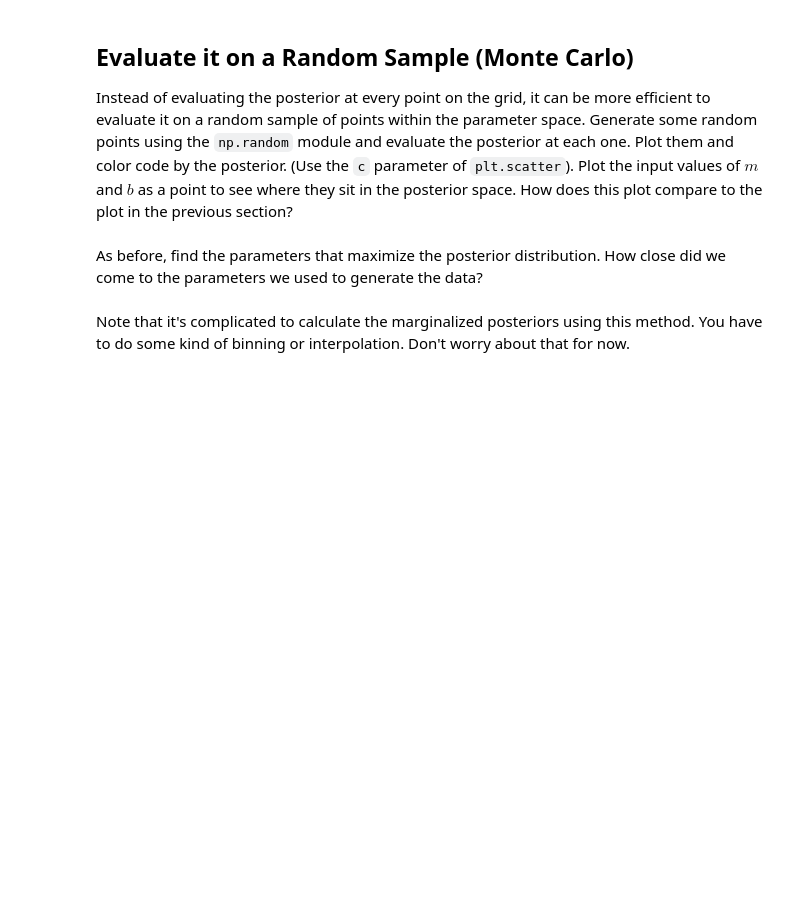
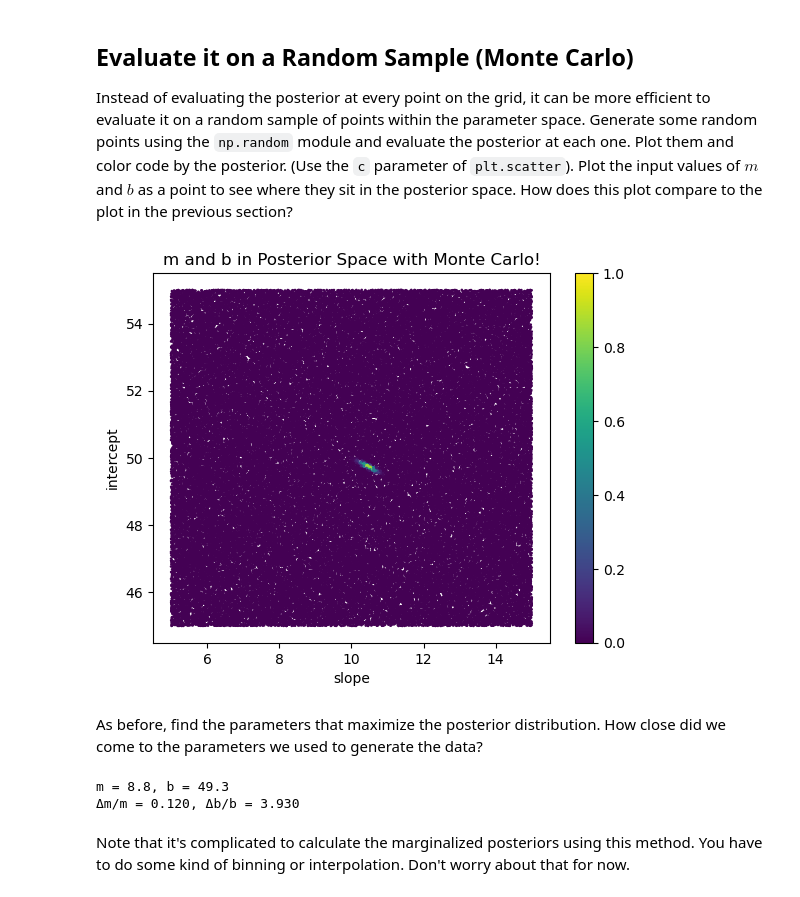
Before and after one commit to ASTR154/bayesian-statistics, a Jupyter notebook: monte_carlo_line_fitting.ipynb, the cells around one changed output. Drawn from its saved outputs; the diff is of its cells as text; code cells hidden in the pictures; blank space fills up the shorter version.

```diff
--- a/monte_carlo_line_fitting.ipynb
+++ b/monte_carlo_line_fitting.ipynb
@@ -162,16 +283,38 @@ plt.scatter(# complete
+# %%
+# 100k random values
+m_random =  np.random.uniform(5,15,size=100000)
+b_random =  np.random.uniform(45,55,size=100000)
+
+# create an array with the posterior samples
+ln_posterior_sample =  np.array([log_posterior([m,b],x,y,dy) for
+                                   m, b in zip(m_random, b_random)])
+
+posterior_sample =  np.exp(ln_posterior_sample - np.max(ln_posterior_sample))
+
+plt.scatter(m_random, b_random, c=posterior_sample, cmap='viridis', s=0.8)
+plt.title('m and b in Posterior Space with Monte Carlo!')
+plt.xlabel('slope')
+plt.ylabel('intercept')
+plt.colorbar()
+
+plt.show()
+# %% [output]
+[figure, added]
 # %% [markdown]
 As before, find the parameters that maximize the posterior distribution. How close did we come to the parameters we used to generate the data?
 # %%
 # Find the index of the sample where the posterior is maximised --> what m and b is this?
-i_max = np.argmax(posterior_random)
-m_infer = # complete
-b_infer = # complete
+m_infer = m_random[i_max]
+b_infer = b_random[i_max]
 print(f'm = {m_infer:.1f}, b = {b_infer:.1f}')
 
 # Fractional error of the inferred solution compared to the input 'true' parameters
-m_frac_err = # complete
-b_frac_err = # complete
+m_frac_err = abs(m_infer - true_m) / true_m
+b_frac_err = abs(b_infer - true_m) / true_m
 print(f'Δm/m = {m_frac_err:.3f}, Δb/b = {b_frac_err:.3f}')
+# %% [output]
+m = 8.8, b = 49.3
+Δm/m = 0.120, Δb/b = 3.930
 # %% [markdown]
 Note that it's complicated to calculate the marginalized posteriors using this method. You have to do some kind of binning or interpolation. Don't worry about that for now.
 # %% [markdown]
```
Also changed, not shown: parts of 21 cells of this notebook, 1 other file.
